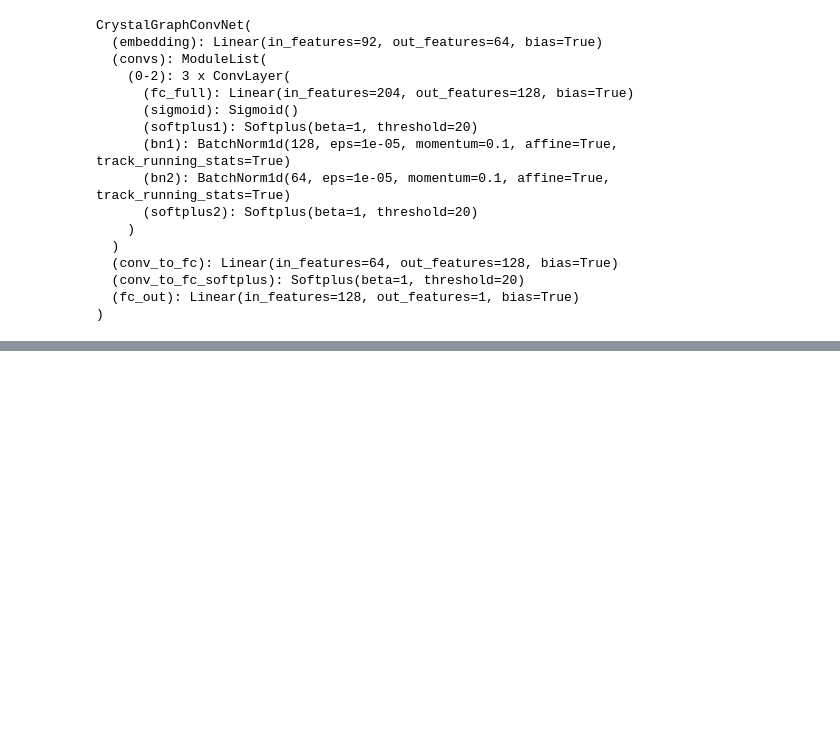
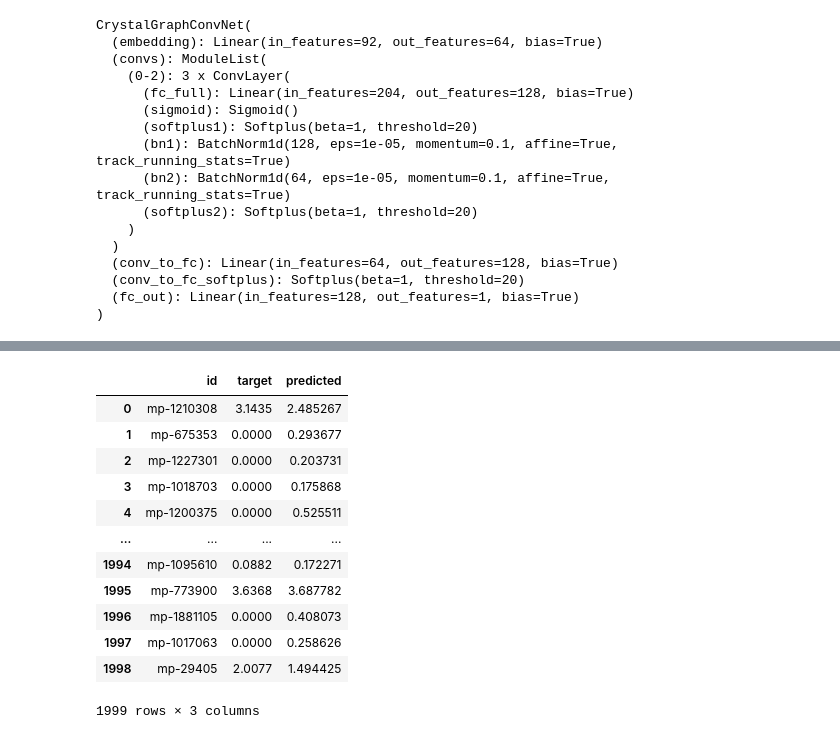
Before and after one commit to Exabyte-io/rewotes, a Jupyter notebook: adavaria/training.ipynb, the cells around one changed output, grey strips where cells are left out. Drawn from its saved outputs; the diff is of its cells as text; code cells hidden in the pictures; blank space fills up the shorter version.

```diff
--- a/adavaria/training.ipynb
+++ b/adavaria/training.ipynb
@@ -63,0 +153,19 @@ CrystalGraphConvNet(
+# %%
+# the csv file doesn't have the header row and index column. I want to call the cols id target and predicted
+df = pd.read_csv('test_results.csv', header=None, index_col=None)
+df.columns = ['id', 'target', 'predicted']
+df
+# %% [output]
+|  | id | target | predicted |
+| 0 | mp-1210308 | 3.1435 | 2.485267 |
+| 1 | mp-675353 | 0.0000 | 0.293677 |
+| 2 | mp-1227301 | 0.0000 | 0.203731 |
+| 3 | mp-1018703 | 0.0000 | 0.175868 |
+| 4 | mp-1200375 | 0.0000 | 0.525511 |
+| ... | ... | ... | ... |
+| 1994 | mp-1095610 | 0.0882 | 0.172271 |
+| 1995 | mp-773900 | 3.6368 | 3.687782 |
+| 1996 | mp-1881105 | 0.0000 | 0.408073 |
+| 1997 | mp-1017063 | 0.0000 | 0.258626 |
+| 1998 | mp-29405 | 2.0077 | 1.494425 |
+1999 rows × 3 columns
```
Also changed, not shown: parts of 12 cells of this notebook, 4 other files.
